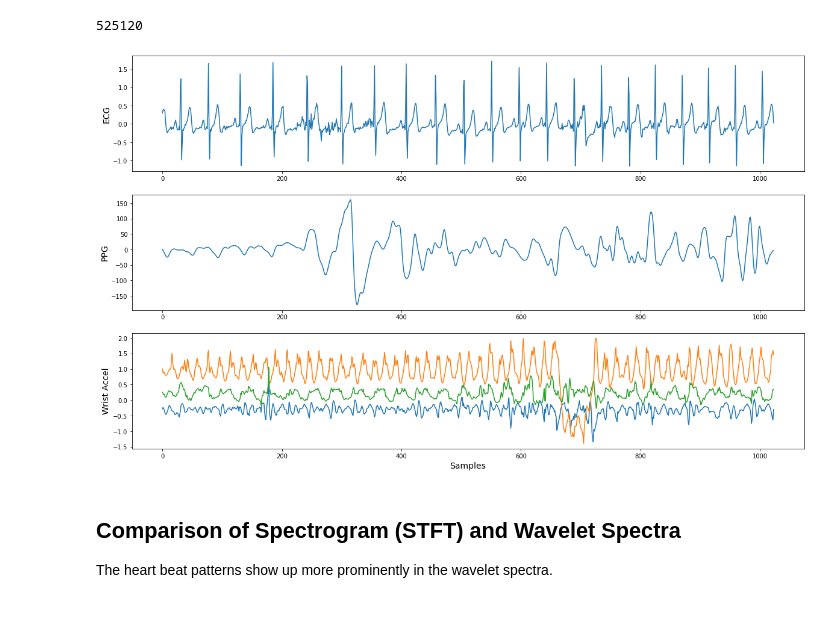
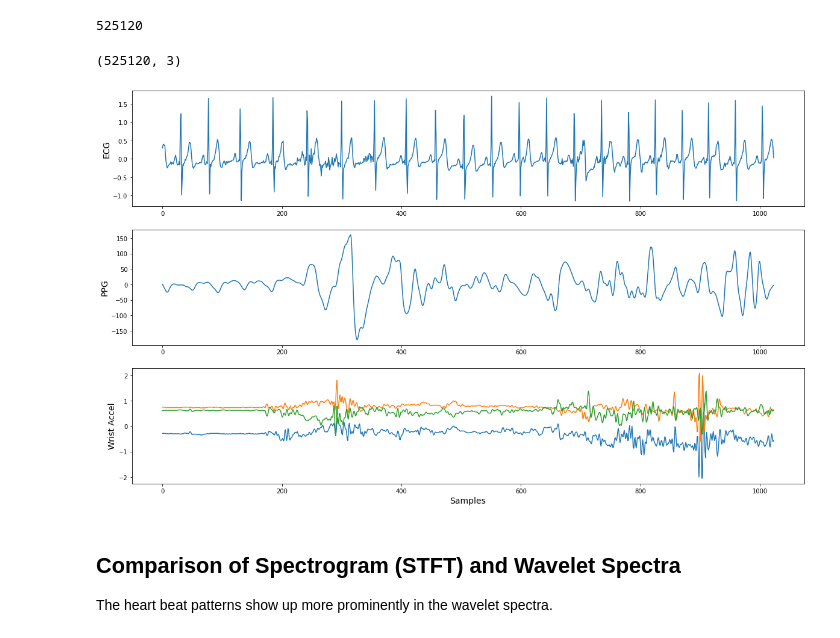
Before and after one commit to keyapandia123/ds, a Jupyter notebook: ppg/ppg_dalia.ipynb, the cells around one changed output. Saved outputs shown, nothing was run; the diff lists cells and outputs as text; code cells hidden in the pictures.

```diff
--- a/ppg/ppg_dalia.ipynb
+++ b/ppg/ppg_dalia.ipynb
@@ -91,6 +91,7 @@ wrist_ppg = wrist_signals['BVP']
 wrist_acc = wrist_signals['ACC']
 
 ecg_downsamp = signal.resample_poly(ecg, up=64, down=700)
+acc_interp = signal.resample_poly(wrist_acc, up=2, down=1)
 # %%
 print(len(wrist_ppg))
 # %% [output]
@@ -99,6 +100,10 @@ print(len(wrist_ppg))
 print(len(ecg_downsamp))
 # %% [output]
 525120
+# %%
+print(acc_interp.shape)
+# %% [output]
+(525120, 3)
 # %%
 b, a = signal.butter(4, 1.0, 'lowpass', analog=True)
 wrist_ppg_filt_1 = signal.filtfilt(b, a, wrist_ppg.squeeze(), padtype=None)
@@ -107,23 +112,23 @@ wrist_ppg_filt = wrist_ppg_filt_1 - wrist_ppg_filt_2
 # %%
 START = 250*8*64
 END = 252*8*64
 
 plt.figure(figsize=(20,12))
 
 plt.subplot(3,1,1)
 plt.plot(ecg_downsamp[START:END])
 plt.ylabel('ECG', fontsize=14)
 
 plt.subplot(3,1,2)
 plt.plot(wrist_ppg[START:END])
 plt.ylabel('PPG', fontsize=14)
 
 plt.subplot(3,1,3)
-_ = plt.plot(wrist_acc[START:END])
+_ = plt.plot(acc_interp[START:END])
 plt.xlabel('Samples', fontsize=14)
 _ = plt.ylabel('Wrist Accel', fontsize=14)
 # %% [output]
-[figure, old version]
+[figure, new version]
 # %% [markdown]
 ## Comparison of Spectrogram (STFT) and Wavelet Spectra
 
```
